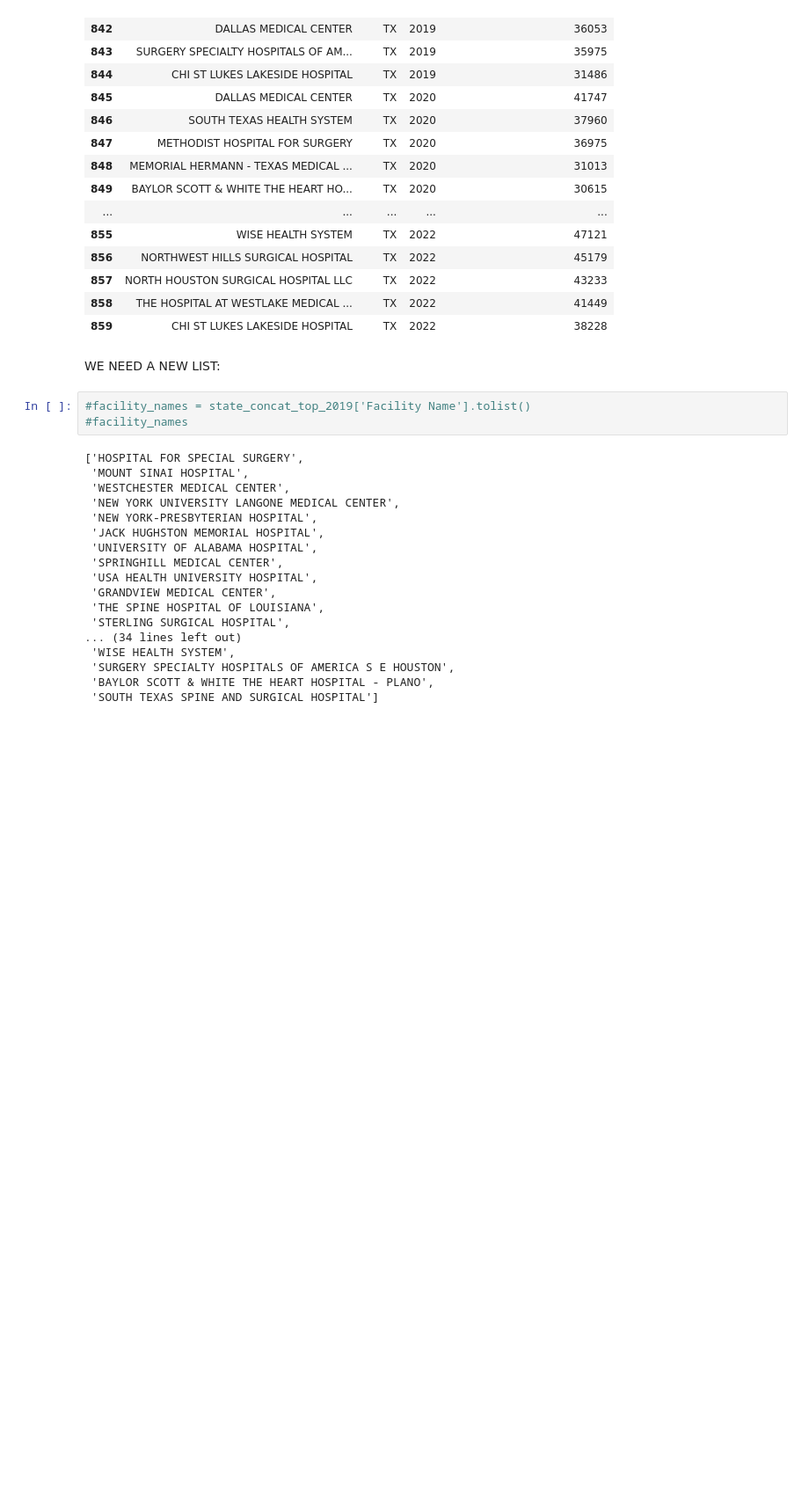
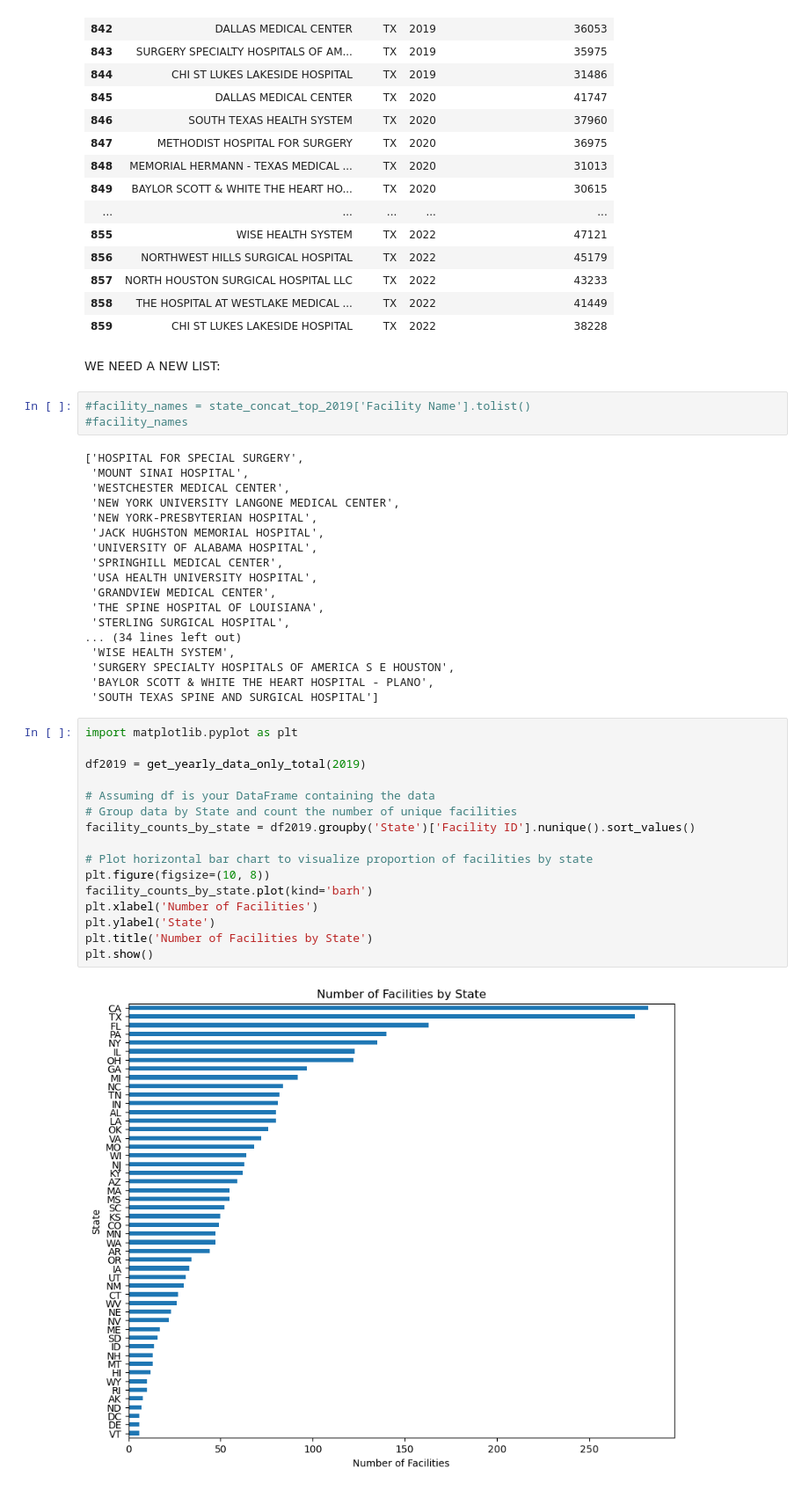
Before and after one commit to ZainabShafi/MEDICARE_EXPENDITURES_ANALYSIS, a Jupyter notebook: Project_1_DFs.ipynb, the cells around one changed output. Shown: that part at 88% size. Drawn from its saved outputs; the diff is of its cells as text; blank space fills up the shorter version.

Commit message:
Horizontal barplot and seaborn barplot analysis

```diff
--- a/Project_1_DFs.ipynb
+++ b/Project_1_DFs.ipynb
@@ -220,3 +220,21 @@ WE NEED A NEW LIST:
  'SURGERY SPECIALTY HOSPITALS OF AMERICA S E HOUSTON',
  'BAYLOR SCOTT & WHITE THE HEART HOSPITAL - PLANO',
  'SOUTH TEXAS SPINE AND SURGICAL HOSPITAL']
+# %%
+import matplotlib.pyplot as plt
+
+df2019 = get_yearly_data_only_total(2019)
+
+# Assuming df is your DataFrame containing the data
+# Group data by State and count the number of unique facilities
+facility_counts_by_state = df2019.groupby('State')['Facility ID'].nunique().sort_values()
+
+# Plot horizontal bar chart to visualize proportion of facilities by state
+plt.figure(figsize=(10, 8))
+facility_counts_by_state.plot(kind='barh')
+plt.xlabel('Number of Facilities')
+plt.ylabel('State')
+plt.title('Number of Facilities by State')
+plt.show()
+# %% [output]
+[figure, added]
```
Also changed, not shown: parts of 1 cell of this notebook.
